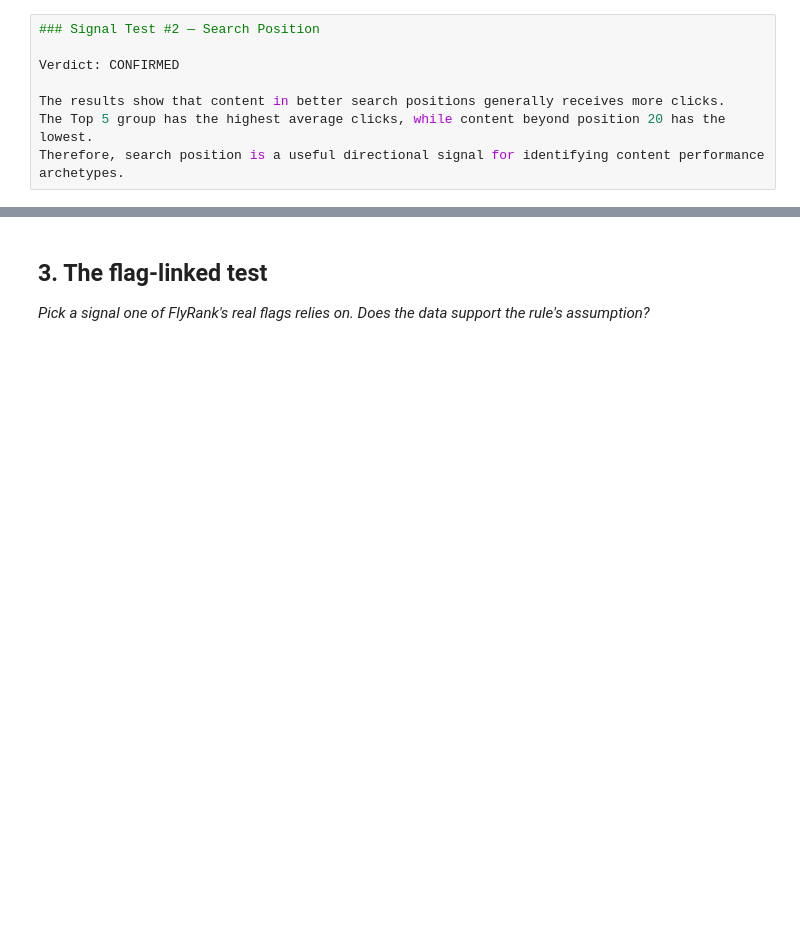
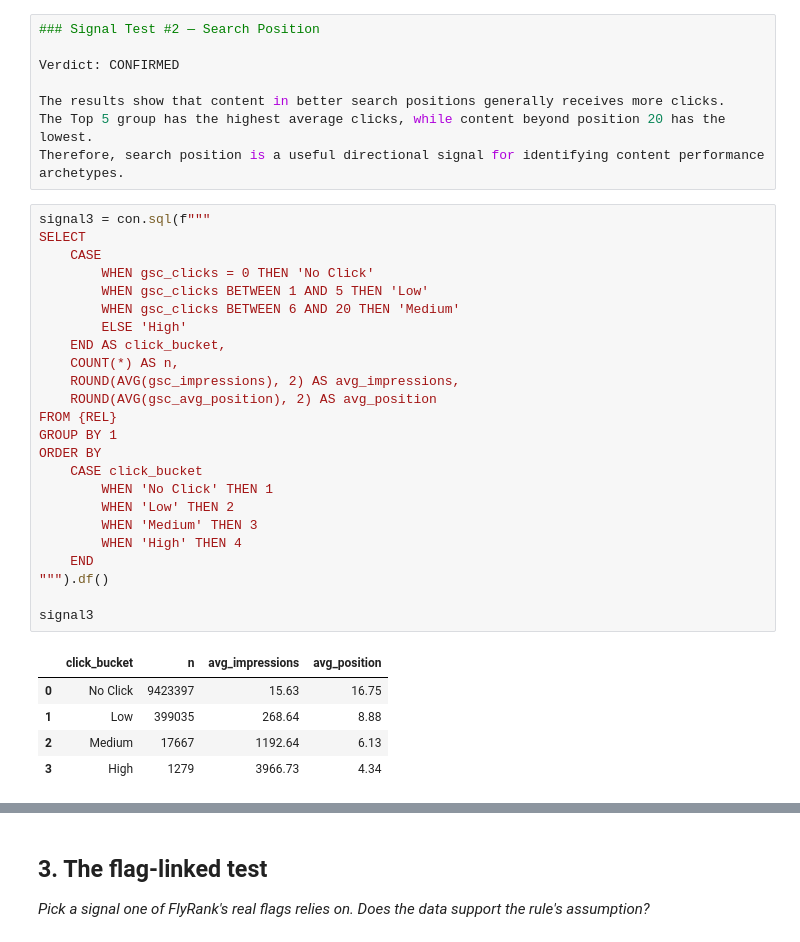
Before and after one commit to MukibHossain/ml-internship-starter, a Jupyter notebook: work/notebooks/w04_signal_audit.ipynb, the cells around one changed output, grey strips where cells are left out. Drawn from its saved outputs; the diff is of its cells as text; blank space fills up the shorter version.

Commit message:
Signal 3

```diff
--- a/work/notebooks/w04_signal_audit.ipynb
+++ b/work/notebooks/w04_signal_audit.ipynb
@@ -159,3 +159,33 @@ Verdict: CONFIRMED
 The results show that content in better search positions generally receives more clicks.
 The Top 5 group has the highest average clicks, while content beyond position 20 has the lowest.
 Therefore, search position is a useful directional signal for identifying content performance archetypes.
+# %%
+signal3 = con.sql(f"""
+SELECT
+    CASE
+        WHEN gsc_clicks = 0 THEN 'No Click'
+        WHEN gsc_clicks BETWEEN 1 AND 5 THEN 'Low'
+        WHEN gsc_clicks BETWEEN 6 AND 20 THEN 'Medium'
+        ELSE 'High'
+    END AS click_bucket,
+    COUNT(*) AS n,
+    ROUND(AVG(gsc_impressions), 2) AS avg_impressions,
+    ROUND(AVG(gsc_avg_position), 2) AS avg_position
+FROM {REL}
+GROUP BY 1
+ORDER BY
+    CASE click_bucket
+        WHEN 'No Click' THEN 1
+        WHEN 'Low' THEN 2
+        WHEN 'Medium' THEN 3
+        WHEN 'High' THEN 4
+    END
+""").df()
+
+signal3
+# %% [output]
+|  | click_bucket | n | avg_impressions | avg_position |
+| 0 | No Click | 9423397 | 15.63 | 16.75 |
+| 1 | Low | 399035 | 268.64 | 8.88 |
+| 2 | Medium | 17667 | 1192.64 | 6.13 |
+| 3 | High | 1279 | 3966.73 | 4.34 |
```
Also changed, not shown: parts of 1 cell of this notebook.
